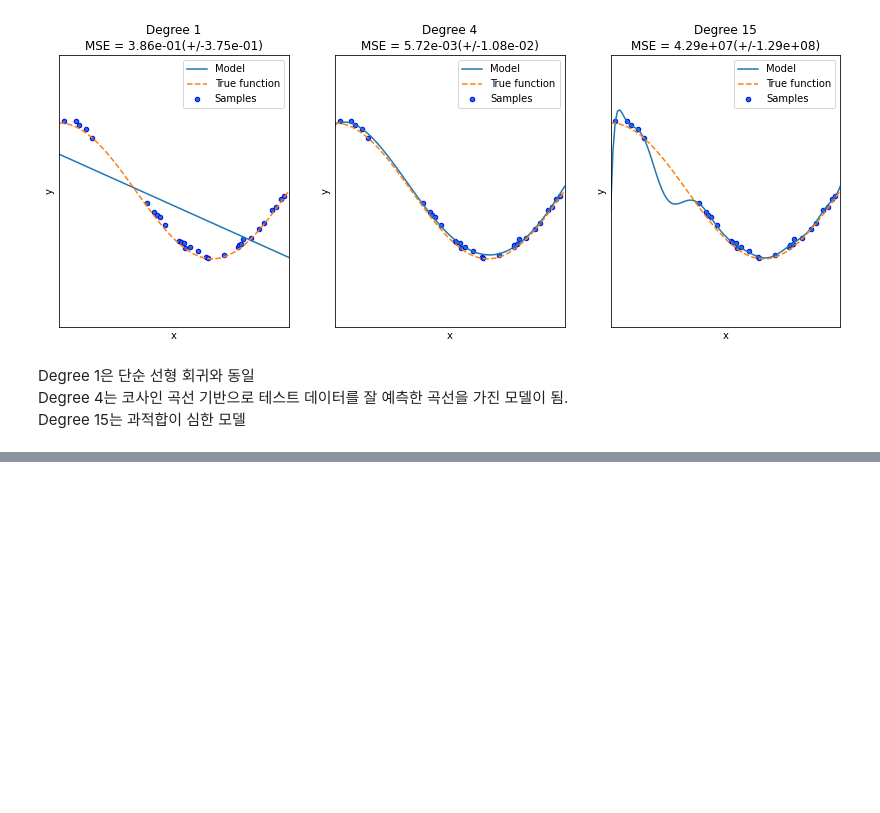
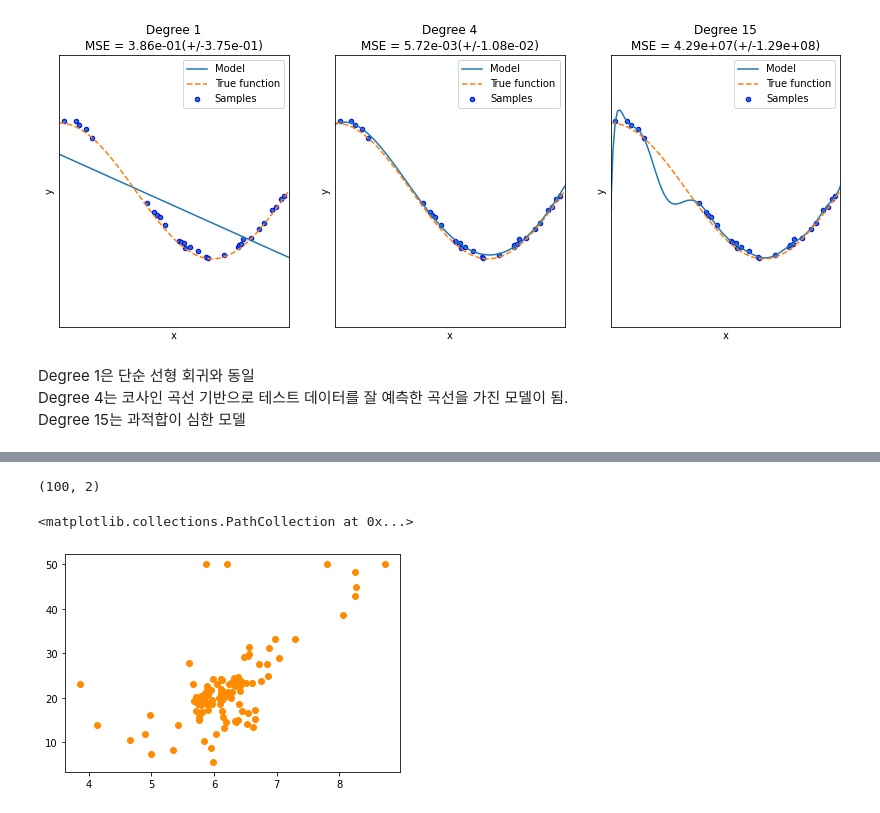
Before and after one commit to kayeehan/ML-books-study, a Jupyter notebook: ML-books(파이썬 머신러닝 완벽 가이드)_Ch.04~05.ipynb, the cells around one changed output, grey strips where cells are left out. Drawn from its saved outputs; the diff is of its cells as text; code cells hidden in the pictures; blank space fills up the shorter version.

```diff
--- a/ML-books(파이썬 머신러닝 완벽 가이드)_Ch.04~05.ipynb
+++ b/ML-books(파이썬 머신러닝 완벽 가이드)_Ch.04~05.ipynb
@@ -2225,0 +2614,11 @@ Degree 15는 과적합이 심한 모델
+# %%
+# 보스턴 데이터 개수를 100개만 샘플링, 가장 밀접한 상관관계를 가지는 RM과 PRICE 칼럼만 추출
+bostonDF_sample = bostonDF[['RM','PRICE']]
+bostonDF_sample = bostonDF_sample.sample(n=100, random_state=0)
+print(bostonDF_sample.shape)
+plt.figure()
+plt.scatter(bostonDF_sample.RM, bostonDF_sample.PRICE, c='darkorange')
+# %% [output]
+(100, 2)
+<matplotlib.collections.PathCollection at 0x...>
+[figure, added]
```
Also changed, not shown: parts of 26 cells of this notebook.
